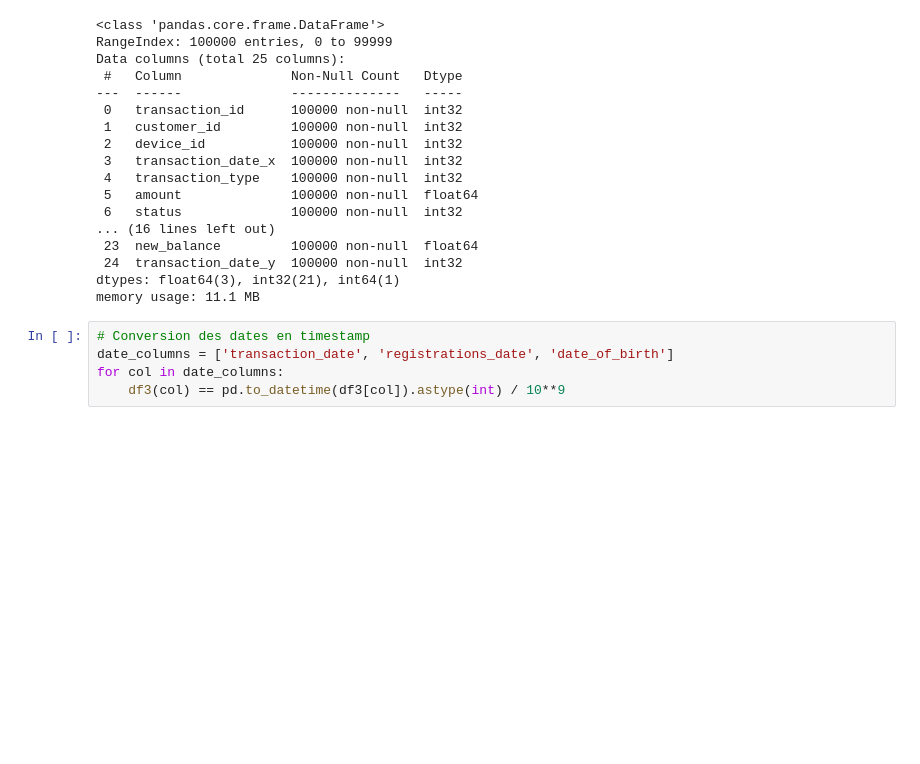
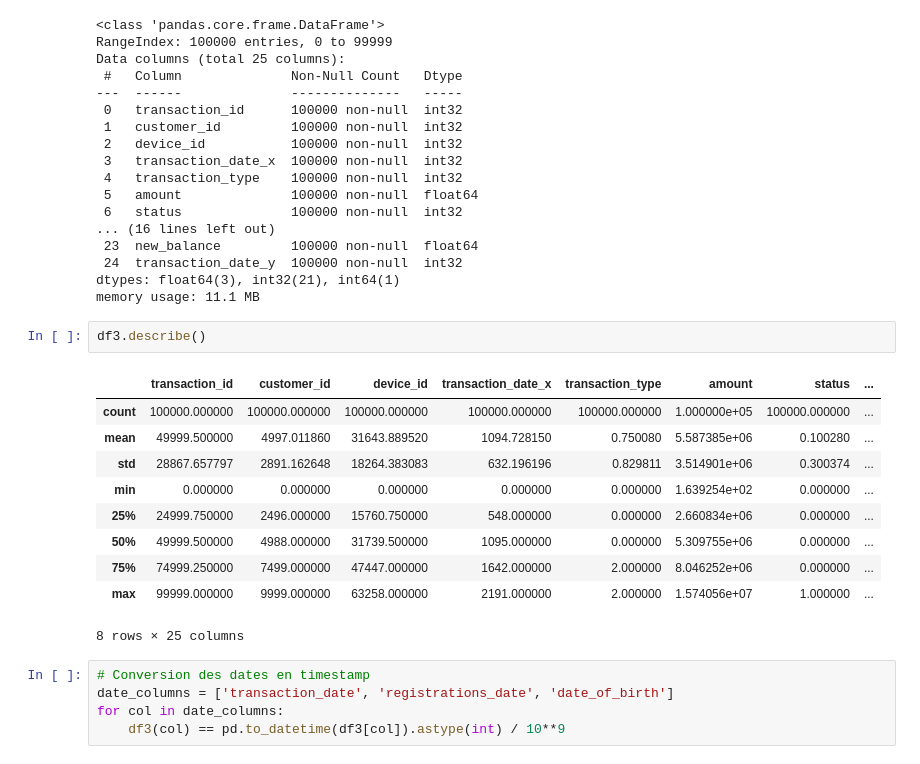
Before and after one commit to StephTess/Detection_des_fraudes_dans_les_transactions, a Jupyter notebook: notebooks/modele.ipynb, the cells around one changed output. Drawn from its saved outputs; the diff is of its cells as text; blank space fills up the shorter version.

Commit message:
calcul de la moyenns, ecart-type... avec df.describe()

```diff
--- a/notebooks/modele.ipynb
+++ b/notebooks/modele.ipynb
@@ -103,6 +115,19 @@ Data columns (total 25 columns):
  24  transaction_date_y  100000 non-null  int32
 dtypes: float64(3), int32(21), int64(1)
 memory usage: 11.1 MB
+# %%
+df3.describe()
+# %% [output]
+|  | transaction_id | customer_id | device_id | transaction_date_x | transaction_type | amount | status | ... |
+| count | 100000.000000 | 100000.000000 | 100000.000000 | 100000.000000 | 100000.000000 | 1.000000e+05 | 100000.000000 | ... |
+| mean | 49999.500000 | 4997.011860 | 31643.889520 | 1094.728150 | 0.750080 | 5.587385e+06 | 0.100280 | ... |
+| std | 28867.657797 | 2891.162648 | 18264.383083 | 632.196196 | 0.829811 | 3.514901e+06 | 0.300374 | ... |
+| min | 0.000000 | 0.000000 | 0.000000 | 0.000000 | 0.000000 | 1.639254e+02 | 0.000000 | ... |
+| 25% | 24999.750000 | 2496.000000 | 15760.750000 | 548.000000 | 0.000000 | 2.660834e+06 | 0.000000 | ... |
+| 50% | 49999.500000 | 4988.000000 | 31739.500000 | 1095.000000 | 0.000000 | 5.309755e+06 | 0.000000 | ... |
+| 75% | 74999.250000 | 7499.000000 | 47447.000000 | 1642.000000 | 2.000000 | 8.046252e+06 | 0.000000 | ... |
+| max | 99999.000000 | 9999.000000 | 63258.000000 | 2191.000000 | 2.000000 | 1.574056e+07 | 1.000000 | ... |
+8 rows × 25 columns
 # %%
 # Conversion des dates en timestamp
 date_columns = ['transaction_date', 'registrations_date', 'date_of_birth']
```
Also changed, not shown: parts of 1 cell of this notebook.
